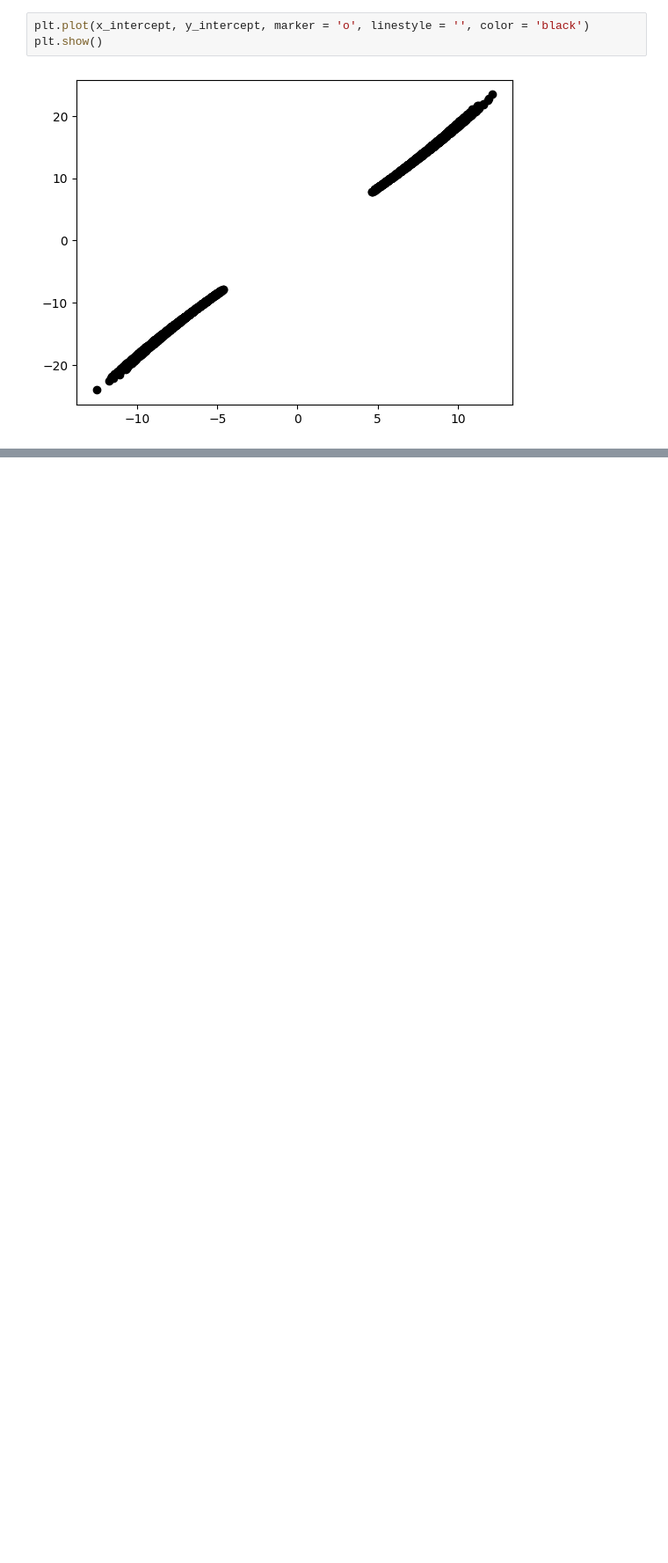
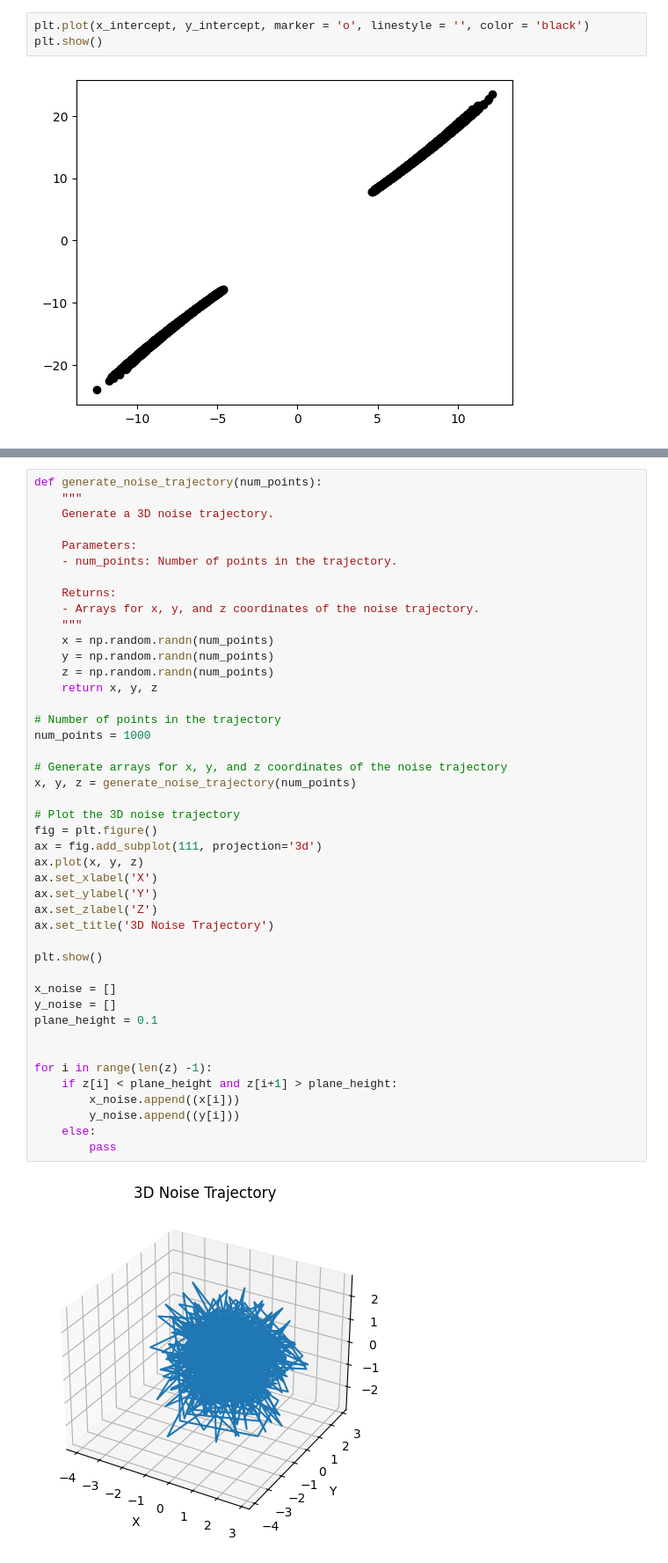
Before and after one commit to Frank0024/Projet_final_chaos, a Jupyter notebook: P&H_method.ipynb, the cells around one changed output, grey strips where cells are left out. Shown at 88% size. Drawn from its saved outputs; the diff is of its cells as text; blank space fills up the shorter version.

Commit message:
noise

```diff
--- a/P&H_method.ipynb
+++ b/P&H_method.ipynb
@@ -117,0 +118,46 @@ plt.show()
+# %%
+def generate_noise_trajectory(num_points):
+    """
+    Generate a 3D noise trajectory.
+
+    Parameters:
+    - num_points: Number of points in the trajectory.
+
+    Returns:
+    - Arrays for x, y, and z coordinates of the noise trajectory.
+    """
+    x = np.random.randn(num_points)
+    y = np.random.randn(num_points)
+    z = np.random.randn(num_points)
+    return x, y, z
+
+# Number of points in the trajectory
+num_points = 1000
+
+# Generate arrays for x, y, and z coordinates of the noise trajectory
+x, y, z = generate_noise_trajectory(num_points)
+
+# Plot the 3D noise trajectory
+fig = plt.figure()
+ax = fig.add_subplot(111, projection='3d')
+ax.plot(x, y, z)
+ax.set_xlabel('X')
+ax.set_ylabel('Y')
+ax.set_zlabel('Z')
+ax.set_title('3D Noise Trajectory')
+
+plt.show()
+
+x_noise = []
+y_noise = []
+plane_height = 0.1
+
+
+for i in range(len(z) -1):
+    if z[i] < plane_height and z[i+1] > plane_height:
+        x_noise.append((x[i]))
+        y_noise.append((y[i]))
+    else:
+        pass
+# %% [output]
+[figure, added]
```
Also changed, not shown: parts of 3 cells of this notebook.
